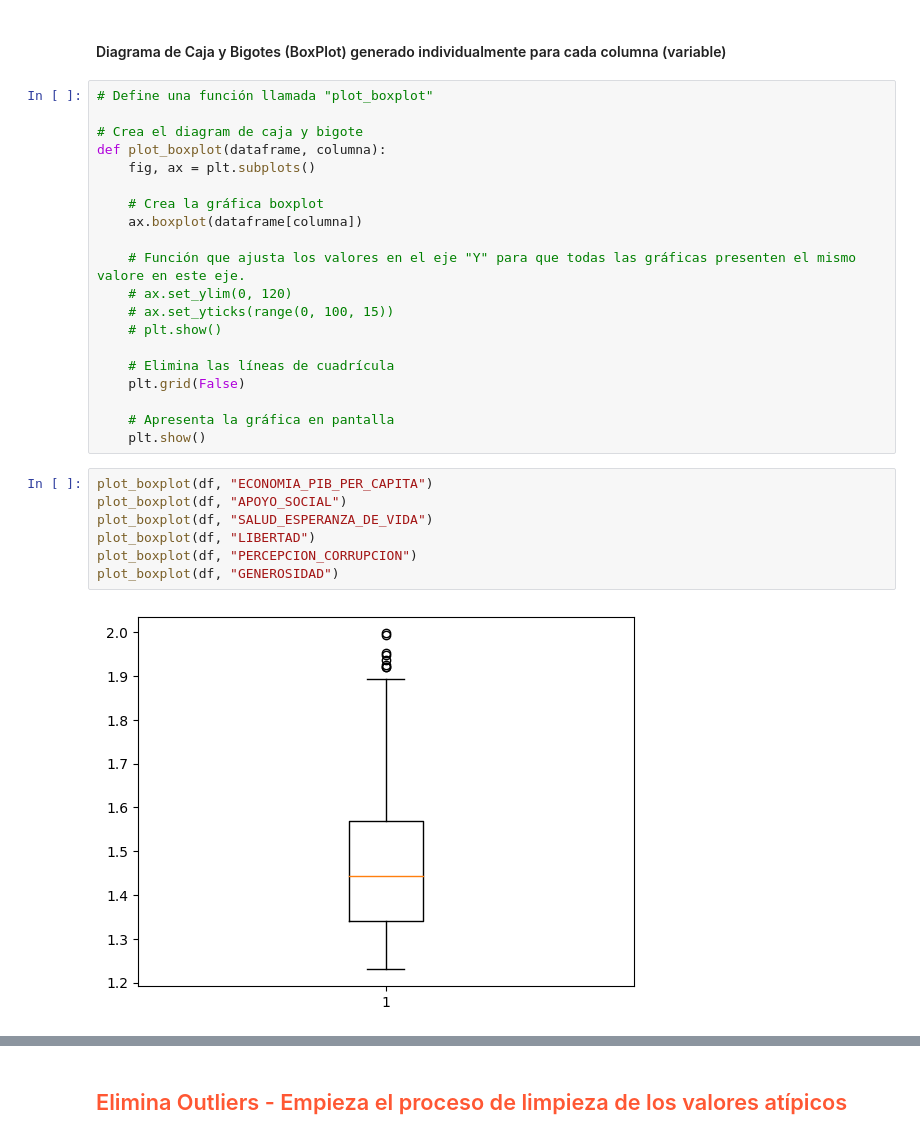
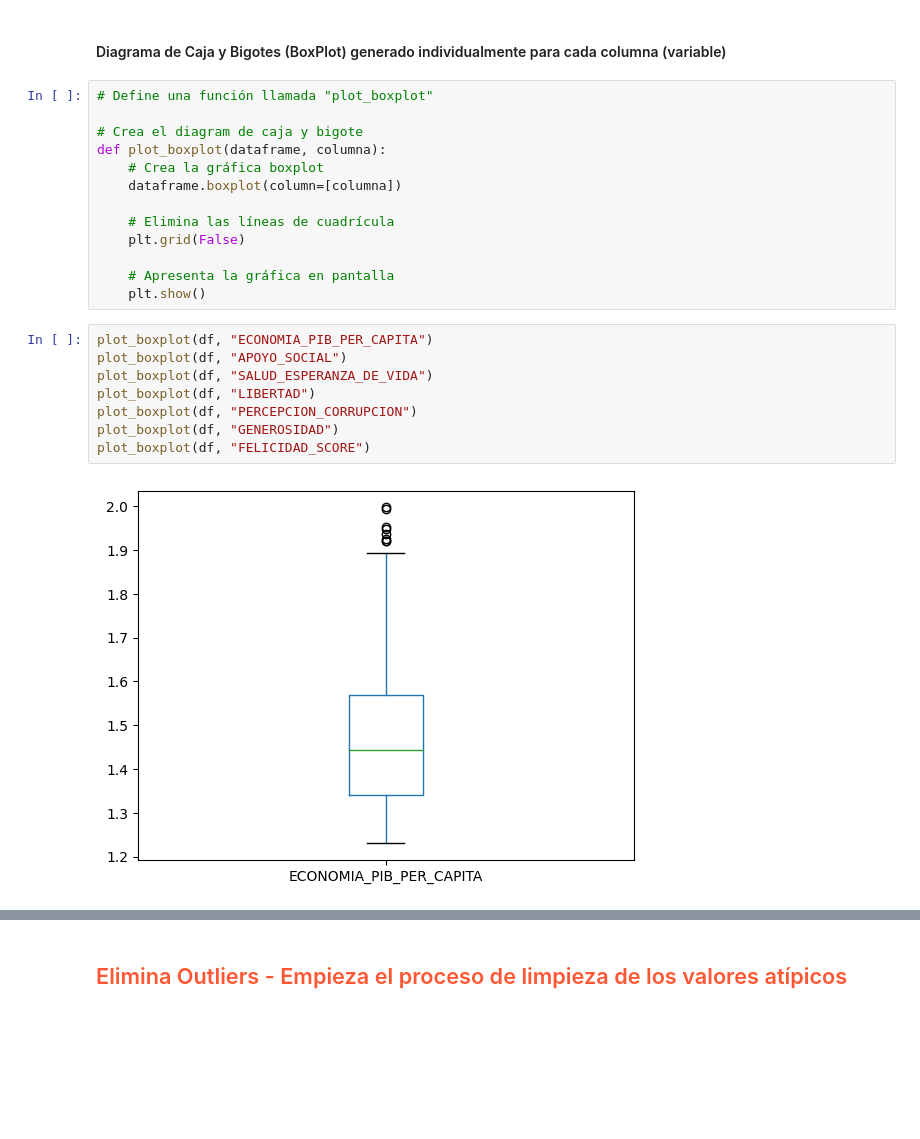
Before and after one commit to G6felicidad/Proyecto_Felicidad_Calidad_Vida, a Jupyter notebook: cuadernos/2.0-limpieza_datos.ipynb, the cells around one changed output, grey strips where cells are left out. Drawn from its saved outputs; the diff is of its cells as text; blank space fills up the shorter version.

```diff
--- a/cuadernos/2.0-limpieza_datos.ipynb
+++ b/cuadernos/2.0-limpieza_datos.ipynb
@@ -243,15 +249,8 @@ matplotlib.axes._axes.Axes
 
 # Crea el diagram de caja y bigote
 def plot_boxplot(dataframe, columna):
-    fig, ax = plt.subplots()
-
     # Crea la gráfica boxplot
-    ax.boxplot(dataframe[columna])
-
-    # Función que ajusta los valores en el eje "Y" para que todas las gráficas presenten el mismo valore en este eje.
-    # ax.set_ylim(0, 120)
-    # ax.set_yticks(range(0, 100, 15))
-    # plt.show()
+    dataframe.boxplot(column=[columna])
 
     # Elimina las líneas de cuadrícula
     plt.grid(False)
@@ -261,9 +260,10 @@ def plot_boxplot(dataframe, columna):
 # %%
 plot_boxplot(df, "ECONOMIA_PIB_PER_CAPITA")
 plot_boxplot(df, "APOYO_SOCIAL")
 plot_boxplot(df, "SALUD_ESPERANZA_DE_VIDA")
 plot_boxplot(df, "LIBERTAD")
 plot_boxplot(df, "PERCEPCION_CORRUPCION")
 plot_boxplot(df, "GENEROSIDAD")
+plot_boxplot(df, "FELICIDAD_SCORE")
 # %% [output]
-[figure, old version]
+[figure, new version]
```
Also changed, not shown: parts of 17 cells of this notebook, 1 other file.
